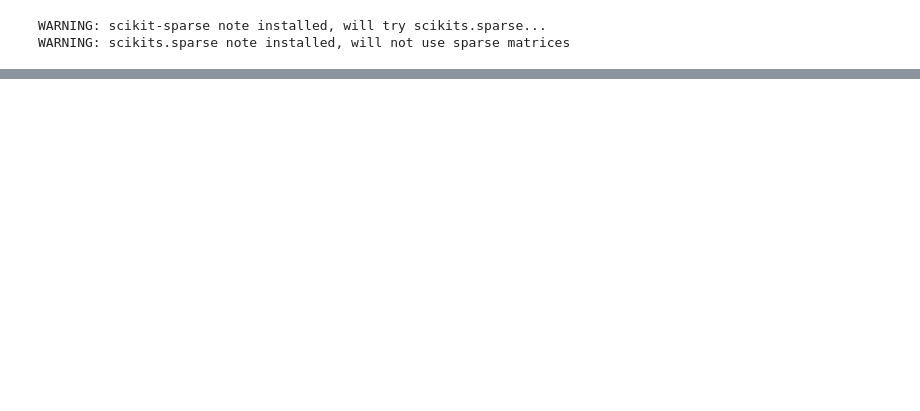
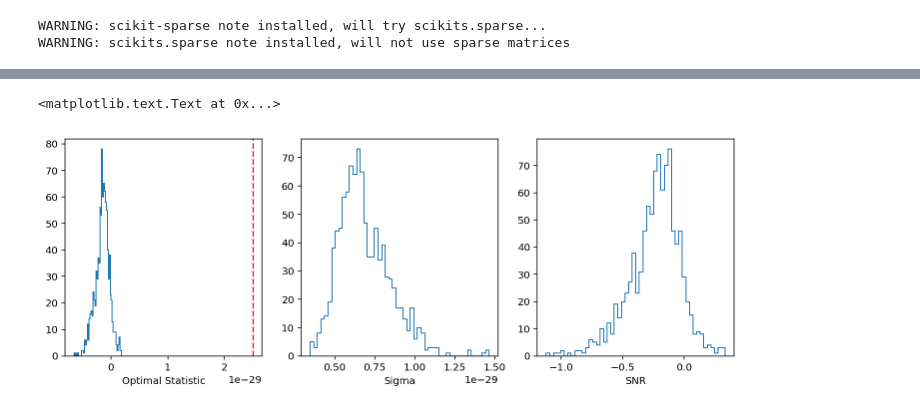
Before and after one commit to kristina-islo/OS-tests-analysis, a Jupyter notebook: codes/osstat_runsims.ipynb, the cells around one changed output, grey strips where cells are left out. Drawn from its saved outputs; the diff is of its cells as text; code cells hidden in the pictures; blank space fills up the shorter version.

```diff
--- a/codes/osstat_runsims.ipynb
+++ b/codes/osstat_runsims.ipynb
@@ -100,0 +78,11 @@ Making noise files for J2145-0750
+# %%
+fig, axs = plt.subplots(1, 3, figsize=(12,4))
+for i, a in enumerate([opts, sigs, snr]):
+    axs[i].hist(a, histtype='step', bins=50);
+axs[0].axvline(Agwb**2, color='r', ls='--')
+axs[0].set_xlabel('Optimal Statistic')
+axs[1].set_xlabel('Sigma')
+axs[2].set_xlabel('SNR')
+# %% [output]
+<matplotlib.text.Text at 0x...>
+[figure, added]
```
Also changed, not shown: parts of 9 cells of this notebook.
